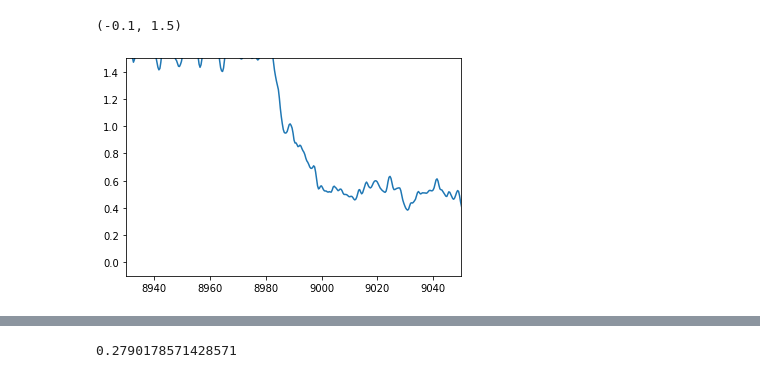
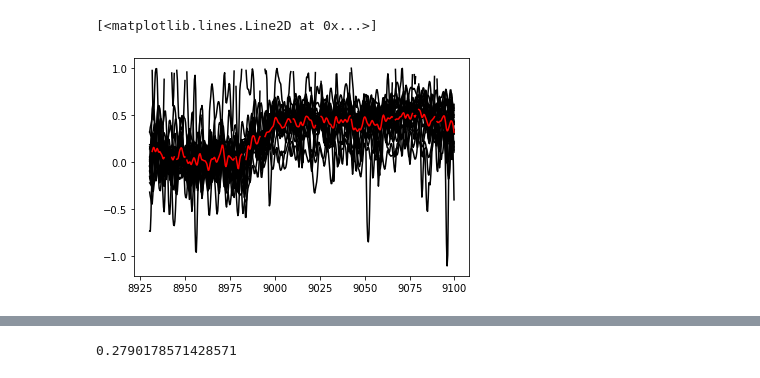
Before and after one commit to iclaserplasma/GeminiXANES2020_analysis, a Jupyter notebook: LivePlottingScripts/Untitled.ipynb, the cells around one changed output, grey strips where cells are left out. Cells and saved outputs as stored; diff of their text form; code cells hidden in the pictures.

```diff
--- a/LivePlottingScripts/Untitled.ipynb
+++ b/LivePlottingScripts/Untitled.ipynb
@@ -1,17 +1,25 @@
 # %%
 from plot_functions import HAPG_live_plotter
 import matplotlib.pyplot as plt
 from XANES2020_code.general_tools import imagesc
+from XANES2020_code import PKG_DATA
 diag = 'HAPG'
-beam_run_name = r'20200929/run28'
+beam_run_name = r'20201002/run15'
+
 
 HAPG_plot = HAPG_live_plotter(beam_run_name)
-file_path = r'\\clftagw02\data\Kettle2020\MIRAGE\HAPG\20200929\run27\Shot002.tif'
-norm_abs = HAPG_plot.get_HAPG_norm_abs(file_path)
+file_path = r'\\clftagw02\data\Kettle2020\MIRAGE\HAPG\20201002\run04' + f'\Shot{1:03}.tif'
+img_bkg =HAPG_plot.HAPG_proc.HAPG_file2data(file_path)
+HAPG_plot.HAPG_proc.img_bkg = img_bkg
+shot_nums = np.arange(1,23)
+norm_abs_list=[]
+for shot in shot_nums:
+    file_path = r'\\clftagw02\data\Kettle2020\MIRAGE\HAPG\20201002\run15' + f'\Shot{shot:03}.tif'
+    x,norm_abs =HAPG_plot.get_HAPG_norm_abs(file_path)
+    norm_abs_list.append(norm_abs)
+    plt.plot(x,norm_abs,'k')
+
+plt.plot(x,np.mean(norm_abs_list,axis=0),'r')
+# %% [output]
+[<matplotlib.lines.Line2D at 0x...>]
+[figure, added]
-# %%
-plt.plot(HAPG_plot.HAPG_proc.spec_eV,HAPG_plot.HAPG_proc.trans)
-plt.xlim((8930,9050))
-plt.ylim((-0.1,1.5))
-# %% [output]
-(-0.1, 1.5)
-[figure, removed]
```
Also changed, not shown: parts of 18 cells of this notebook, 5 other files.
